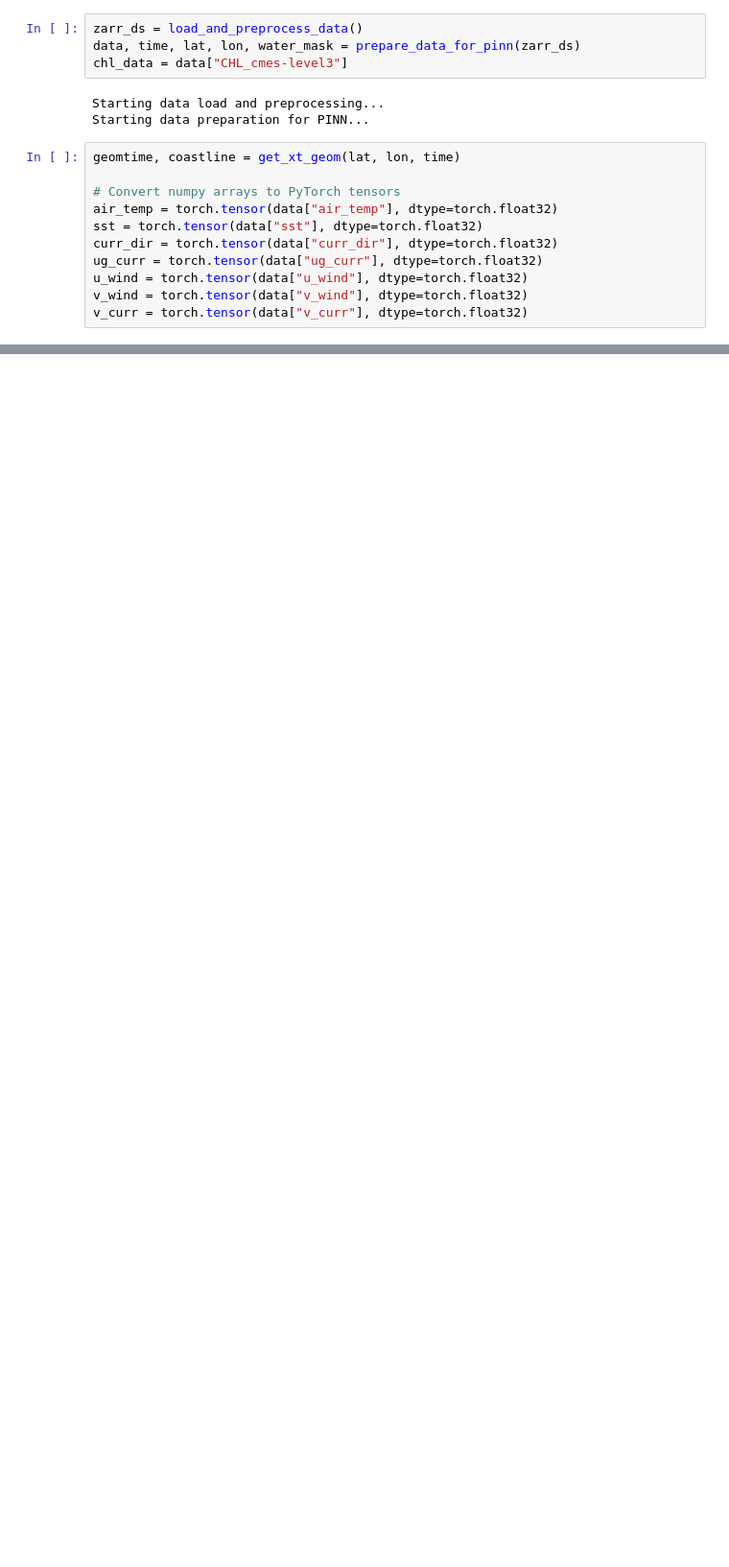
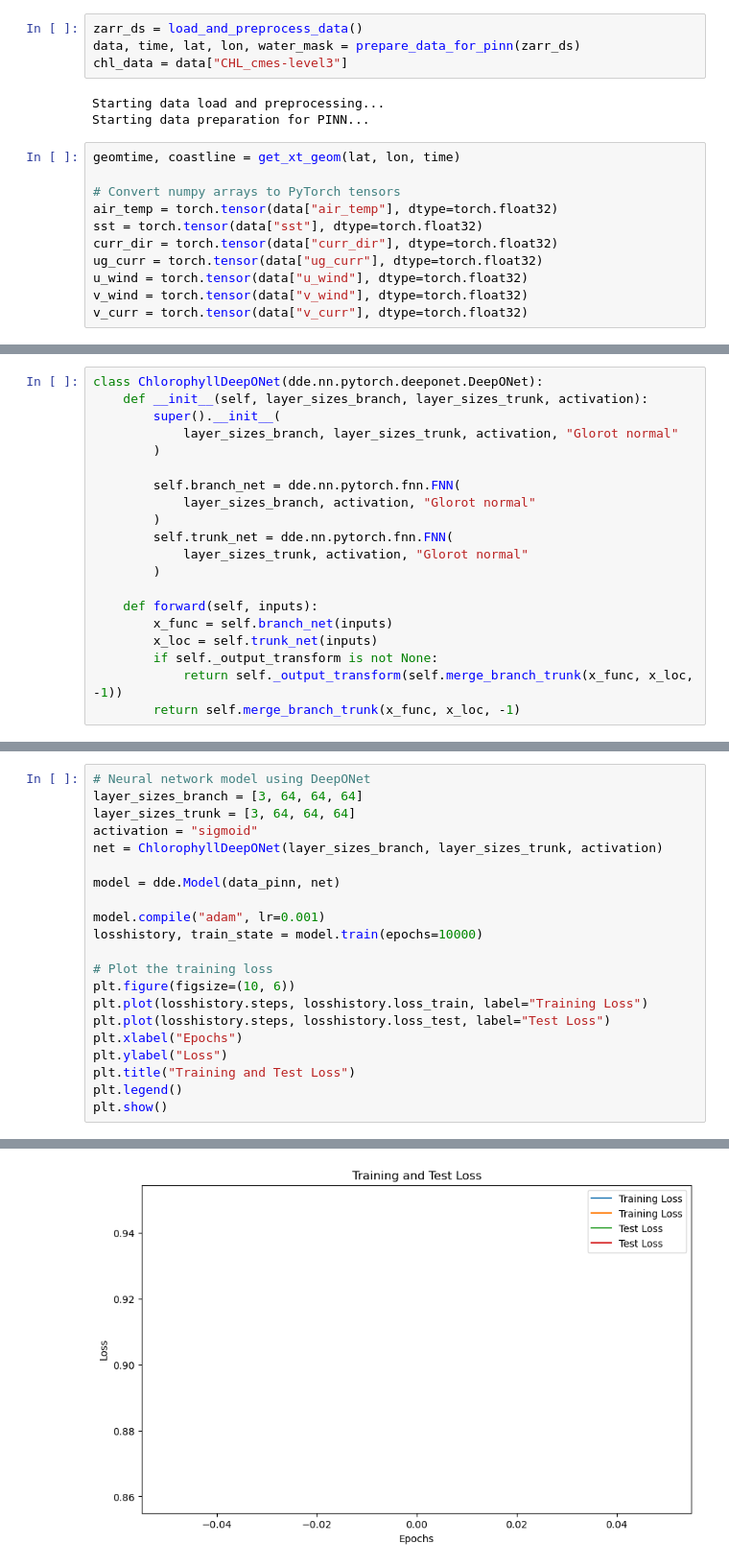
Before and after one commit to ocean-satellite-tools/mind-the-chl-gap-2024, a Jupyter notebook: notebooks/PINN_refactor_test.ipynb, the cells around one changed output, grey strips where cells are left out. Shown at 96% size. Saved outputs shown, nothing was run; the diff lists cells and outputs as text; blank space fills up the shorter version.

```diff
--- a/notebooks/PINN_refactor_test.ipynb
+++ b/notebooks/PINN_refactor_test.ipynb
@@ -43,3 +84,23 @@ v_curr = torch.tensor(data["v_curr"], dtype=torch.float32)
+# %%
+class ChlorophyllDeepONet(dde.nn.pytorch.deeponet.DeepONet):
+    def __init__(self, layer_sizes_branch, layer_sizes_trunk, activation):
+        super().__init__(
+            layer_sizes_branch, layer_sizes_trunk, activation, "Glorot normal"
+        )
+
+        self.branch_net = dde.nn.pytorch.fnn.FNN(
+            layer_sizes_branch, activation, "Glorot normal"
+        )
+        self.trunk_net = dde.nn.pytorch.fnn.FNN(
+            layer_sizes_trunk, activation, "Glorot normal"
+        )
+
+    def forward(self, inputs):
+        x_func = self.branch_net(inputs)
+        x_loc = self.trunk_net(inputs)
+        if self._output_transform is not None:
+            return self._output_transform(self.merge_branch_trunk(x_func, x_loc, -1))
+        return self.merge_branch_trunk(x_func, x_loc, -1)
 # %%
 def boundary_condition(x, on_boundary):
     lat = x[0]
@@ -61,0 +121,22 @@ KeyboardInterrupt:
+# %%
+# Neural network model using DeepONet
+layer_sizes_branch = [3, 64, 64, 64]
+layer_sizes_trunk = [3, 64, 64, 64]
+activation = "sigmoid"
+net = ChlorophyllDeepONet(layer_sizes_branch, layer_sizes_trunk, activation)
+
+model = dde.Model(data_pinn, net)
+
+model.compile("adam", lr=0.001)
+losshistory, train_state = model.train(epochs=10000)
+
+# Plot the training loss
+plt.figure(figsize=(10, 6))
+plt.plot(losshistory.steps, losshistory.loss_train, label="Training Loss")
+plt.plot(losshistory.steps, losshistory.loss_test, label="Test Loss")
+plt.xlabel("Epochs")
+plt.ylabel("Loss")
+plt.title("Training and Test Loss")
+plt.legend()
+plt.show()
+# %% [output]
@@ -61,0 +159 @@ KeyboardInterrupt:
+[figure, added]
```
Also changed, not shown: parts of 8 cells of this notebook.
